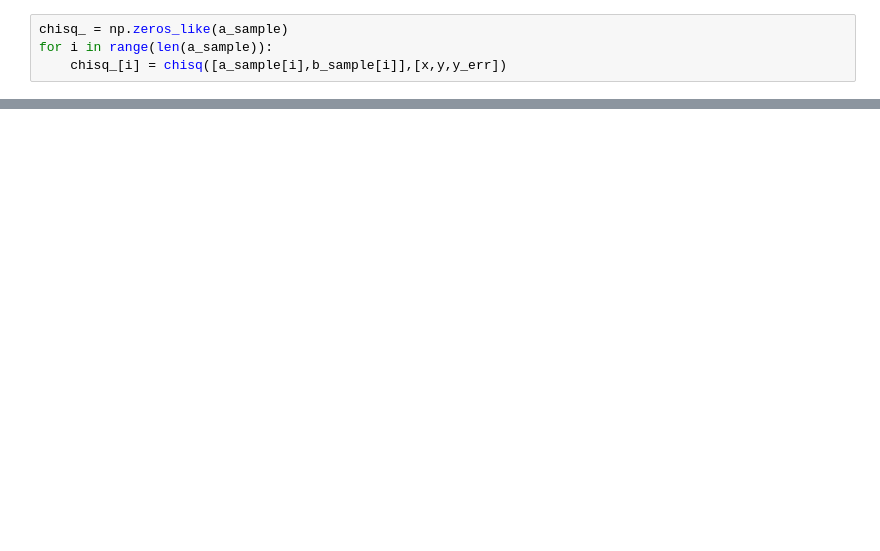
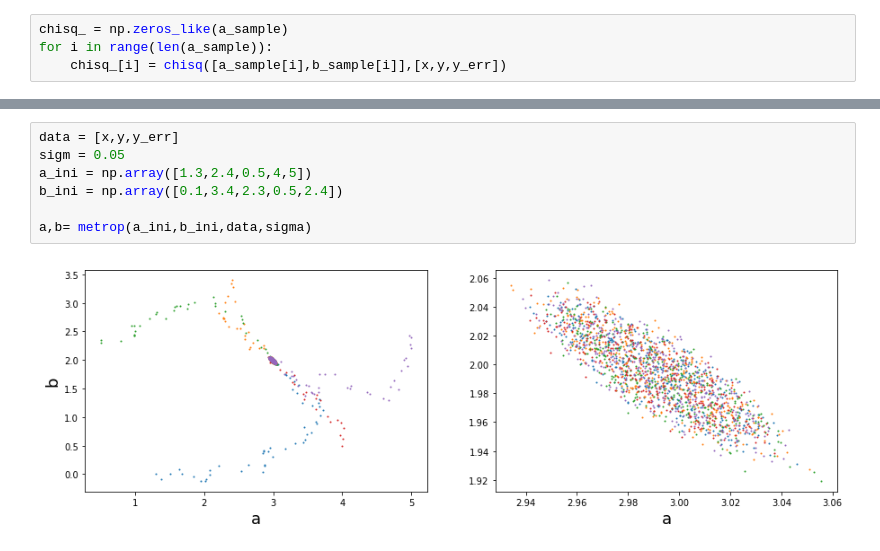
Before and after one commit to DCIDA2019/da2019-Oscar2401, a Jupyter notebook: Semana7/Trabajo_1.ipynb, the cells around one changed output, grey strips where cells are left out. Cells and saved outputs as stored; diff of their text form; blank space fills up the shorter version.

```diff
--- a/Semana7/Trabajo_1.ipynb
+++ b/Semana7/Trabajo_1.ipynb
@@ -112 +214,10 @@ plt.show()
+# %%
+data = [x,y,y_err]
+sigm = 0.05
+a_ini = np.array([1.3,2.4,0.5,4,5])
+b_ini = np.array([0.1,3.4,2.3,0.5,2.4])
+
+a,b= metrop(a_ini,b_ini,data,sigma)
+# %% [output]
+[figure, added]
 # %%
```
Also changed, not shown: parts of 14 cells of this notebook, 1 other file.
